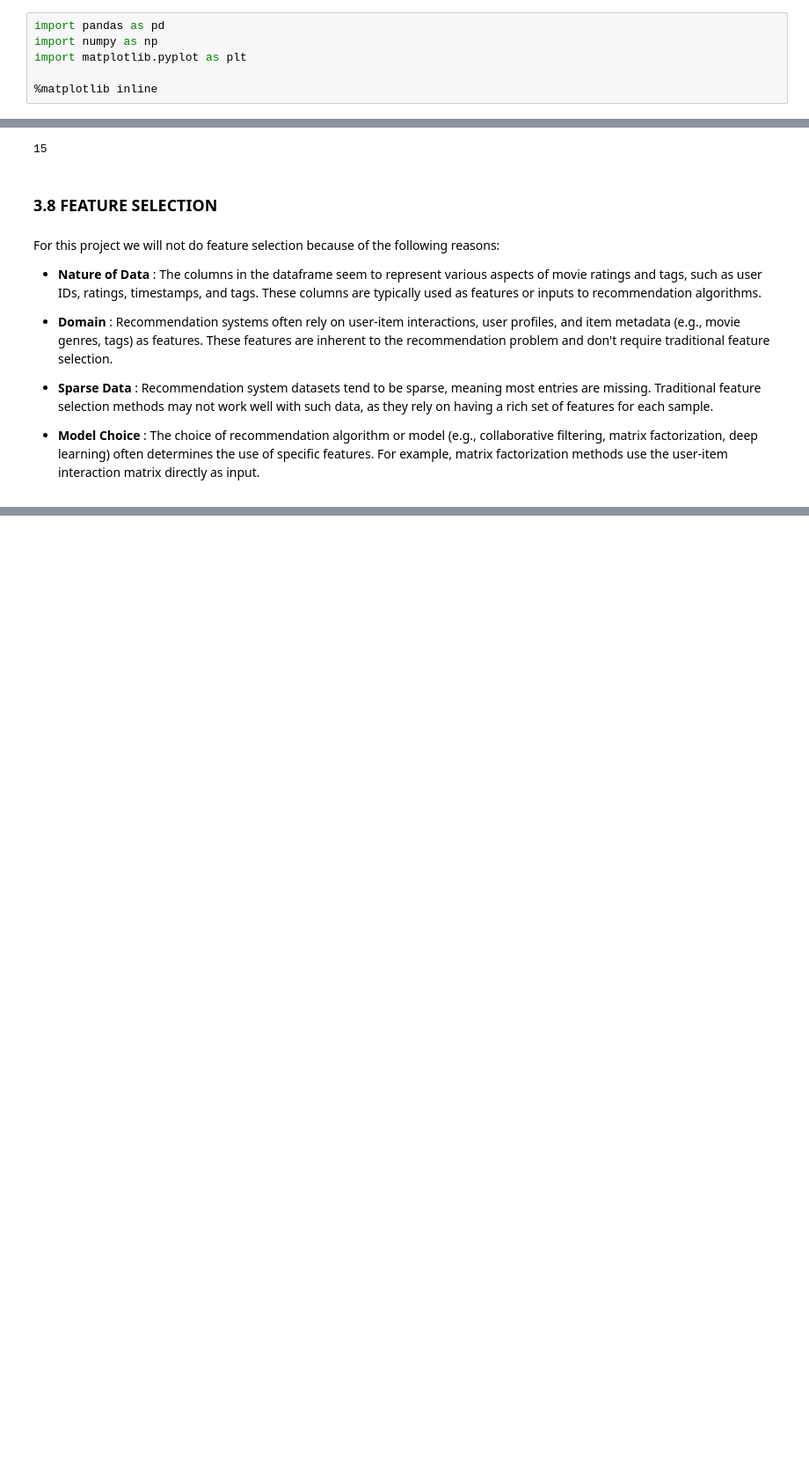
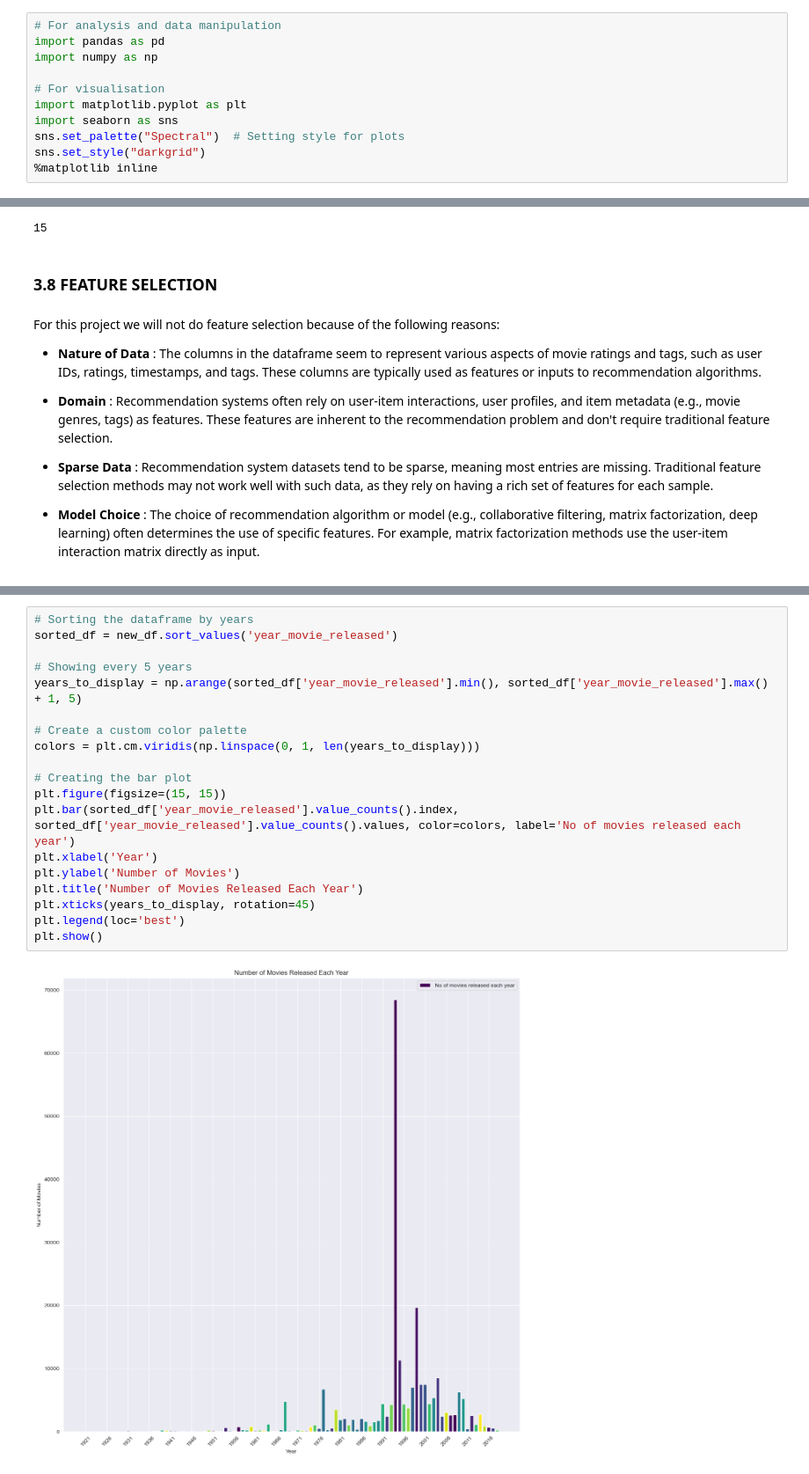
Before and after one commit to DennisWainaina/Movie-Recommendation-System-Project, a Jupyter notebook: index.ipynb, the cells around one changed output, grey strips where cells are left out. Shown at 88% size. Drawn from its saved outputs; the diff is of its cells as text; blank space fills up the shorter version.

Commit message:
Started Univariate Analysis in EDA by seeing the number of movies released each year interesting the 90s had the most movies.

```diff
--- a/index.ipynb
+++ b/index.ipynb
@@ -35,10 +37,15 @@ In order to build a recommendation system the data sourced was from the `MovieLe
 # %% [markdown]
 First loading libraries to see the columns for each csv file in form of a dataframe and also the libraries we might use later on.
 # %%
+# For analysis and data manipulation
 import pandas as pd
 import numpy as np
+
+# For visualisation
 import matplotlib.pyplot as plt
-
+import seaborn as sns
+sns.set_palette("Spectral")  # Setting style for plots
+sns.set_style("darkgrid")
 %matplotlib inline
 # %% [markdown]
 ### 2.1 Ratings
@@ -555,0 +582,21 @@ For this project we will not do feature selection because of the following reaso
+# %%
+# Sorting the dataframe by years
+sorted_df = new_df.sort_values('year_movie_released')
+
+# Showing every 5 years
+years_to_display = np.arange(sorted_df['year_movie_released'].min(), sorted_df['year_movie_released'].max() + 1, 5)
+
+# Create a custom color palette
+colors = plt.cm.viridis(np.linspace(0, 1, len(years_to_display)))
+
+# Creating the bar plot
+plt.figure(figsize=(15, 15))
+plt.bar(sorted_df['year_movie_released'].value_counts().index, sorted_df['year_movie_released'].value_counts().values, color=colors, label='No of movies released each year')
+plt.xlabel('Year')
+plt.ylabel('Number of Movies')
+plt.title('Number of Movies Released Each Year')
+plt.xticks(years_to_display, rotation=45)
+plt.legend(loc='best')
+plt.show()
+# %% [output]
+[figure, added]
```
Also changed, not shown: parts of 8 cells of this notebook.
